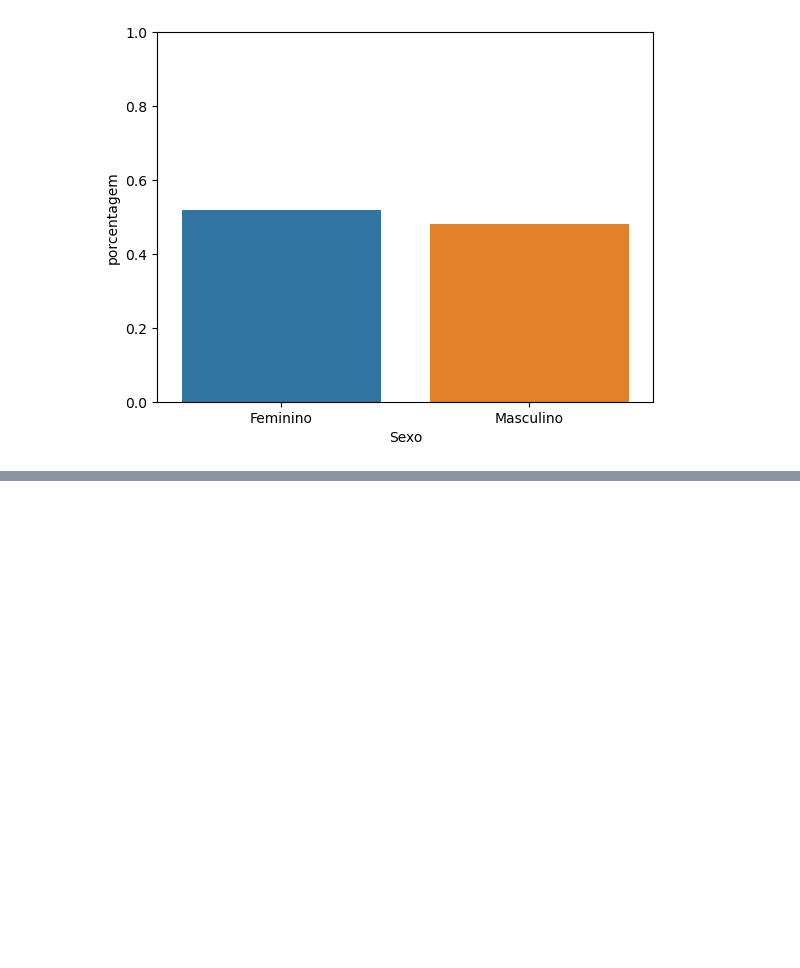
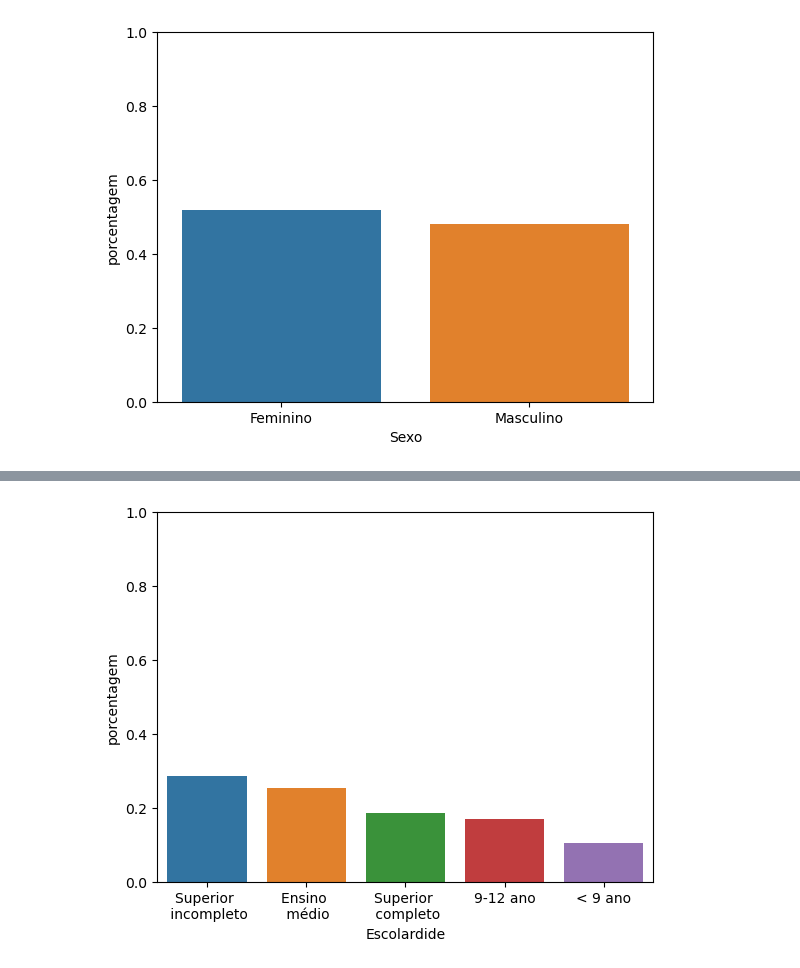
Before and after one commit to Felintox/Tera_Desafio_Inferencia, a Jupyter notebook: Tera_Desafio_Inferencia.ipynb, the cells around one changed output, grey strips where cells are left out. Saved outputs shown, nothing was run; the diff lists cells and outputs as text; code cells hidden in the pictures; blank space fills up the shorter version.

```diff
--- a/Tera_Desafio_Inferencia.ipynb
+++ b/Tera_Desafio_Inferencia.ipynb
@@ -355,0 +366,4 @@ grafico_frequencia(df,'RIDRETH1','Raça')
+# %%
+grafico_frequencia(df,'DMDEDUC','Escolardide')
+# %% [output]
+[figure, added]
```
Also changed, not shown: parts of 37 cells of this notebook.
